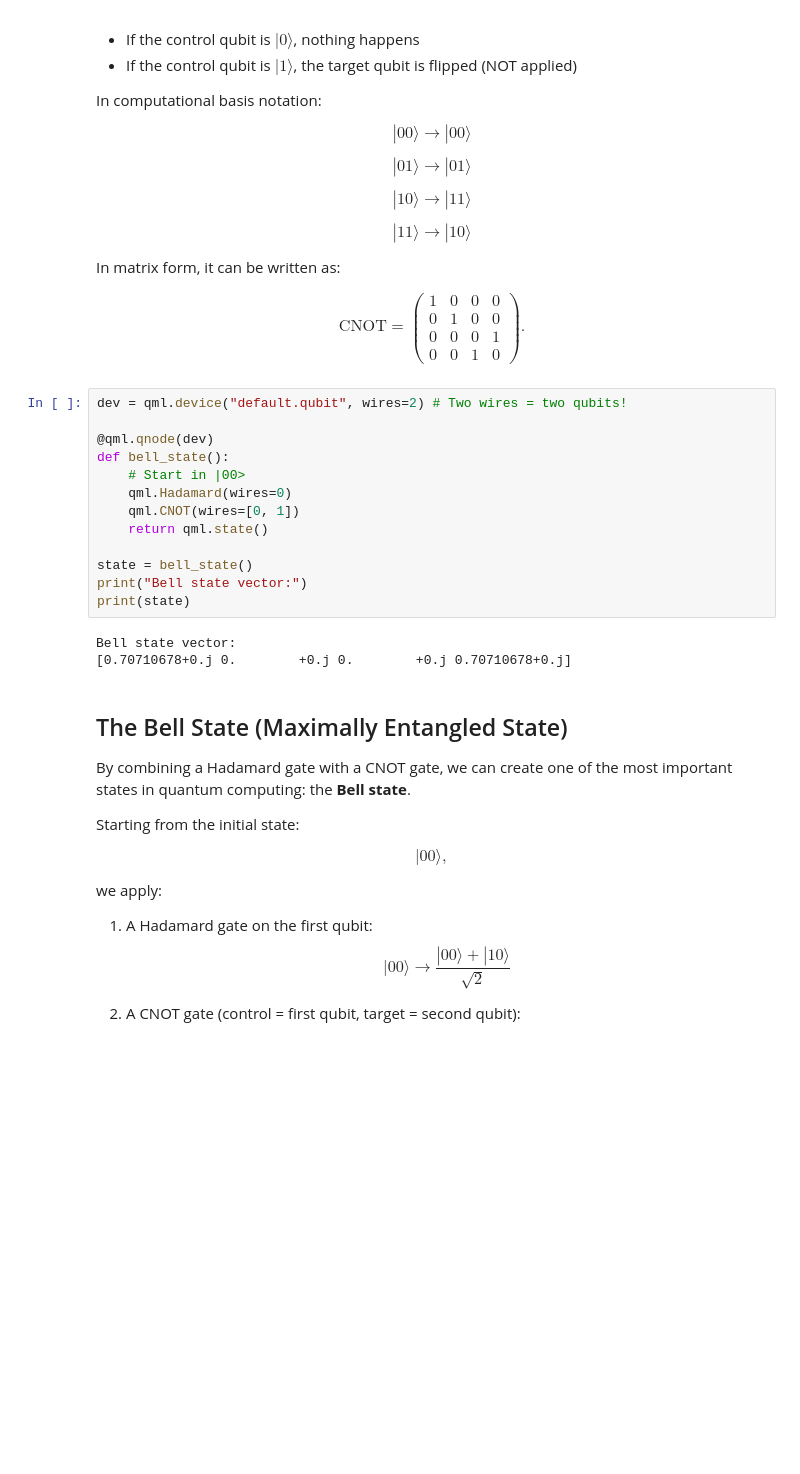
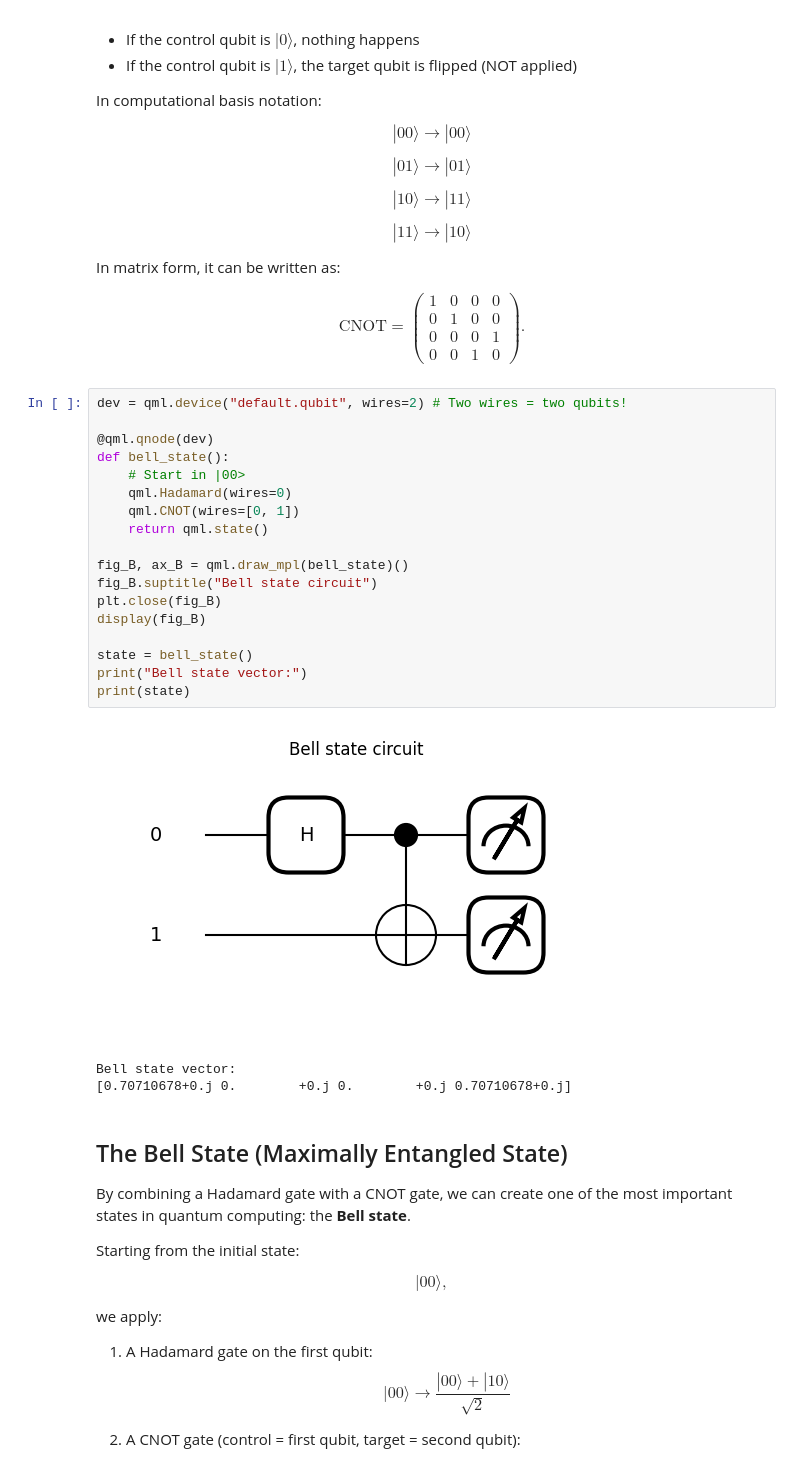
Before and after one commit to delilbasic/hdcrs-school-2026, a Jupyter notebook: hands_on_2.ipynb, the cells around one changed output. Drawn from its saved outputs; the diff is of its cells as text; blank space fills up the shorter version.

```diff
--- a/hands_on_2.ipynb
+++ b/hands_on_2.ipynb
@@ -1120,17 +1109,23 @@ $$
 # %%
 dev = qml.device("default.qubit", wires=2) # Two wires = two qubits!
 
 @qml.qnode(dev)
 def bell_state():
     # Start in |00>
     qml.Hadamard(wires=0)
     qml.CNOT(wires=[0, 1])
     return qml.state()
 
+fig_B, ax_B = qml.draw_mpl(bell_state)()
+fig_B.suptitle("Bell state circuit")
+plt.close(fig_B)
+display(fig_B)
+
 state = bell_state()
 print("Bell state vector:")
 print(state)
 # %% [output]
+[figure, added]
 Bell state vector:
 [0.70710678+0.j 0.        +0.j 0.        +0.j 0.70710678+0.j]
 # %% [markdown]
```
Also changed, not shown: parts of 27 cells of this notebook.
